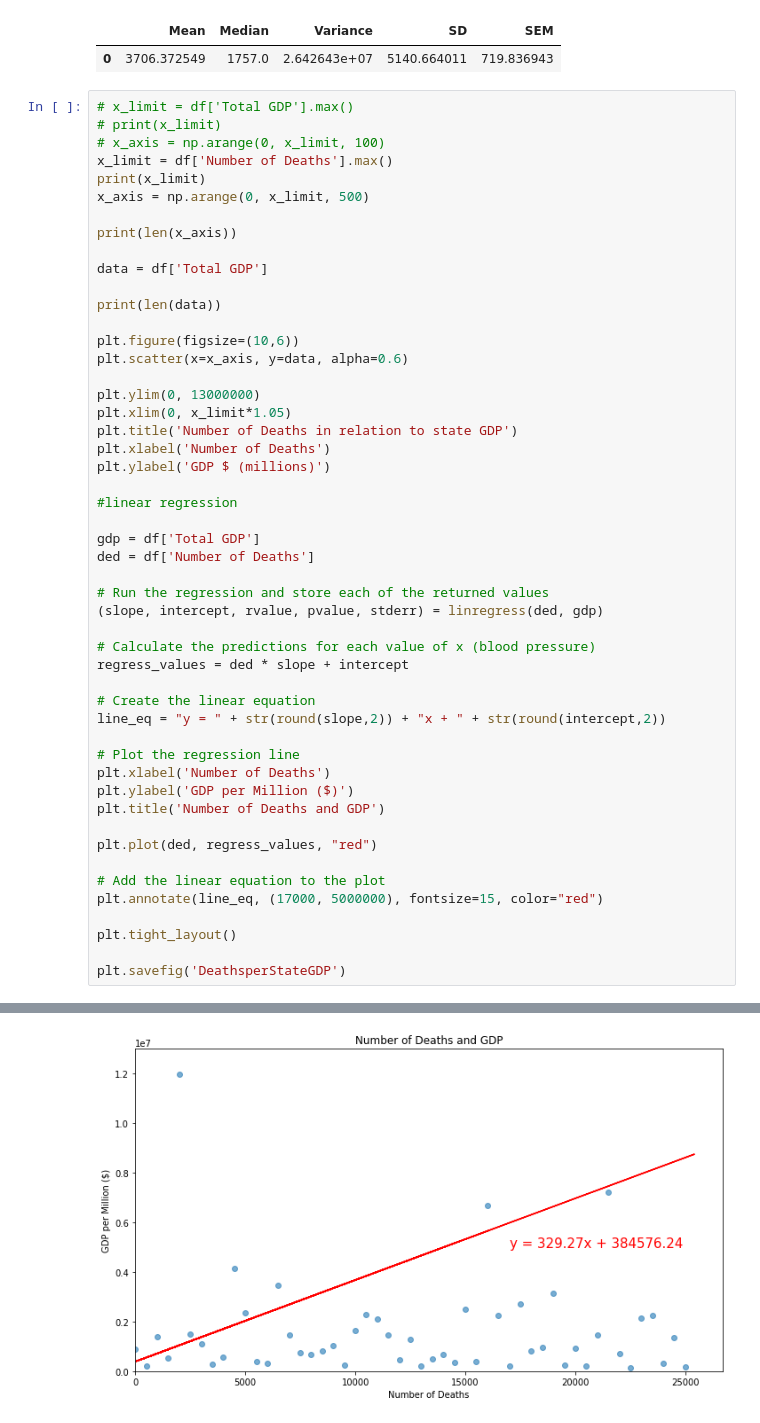
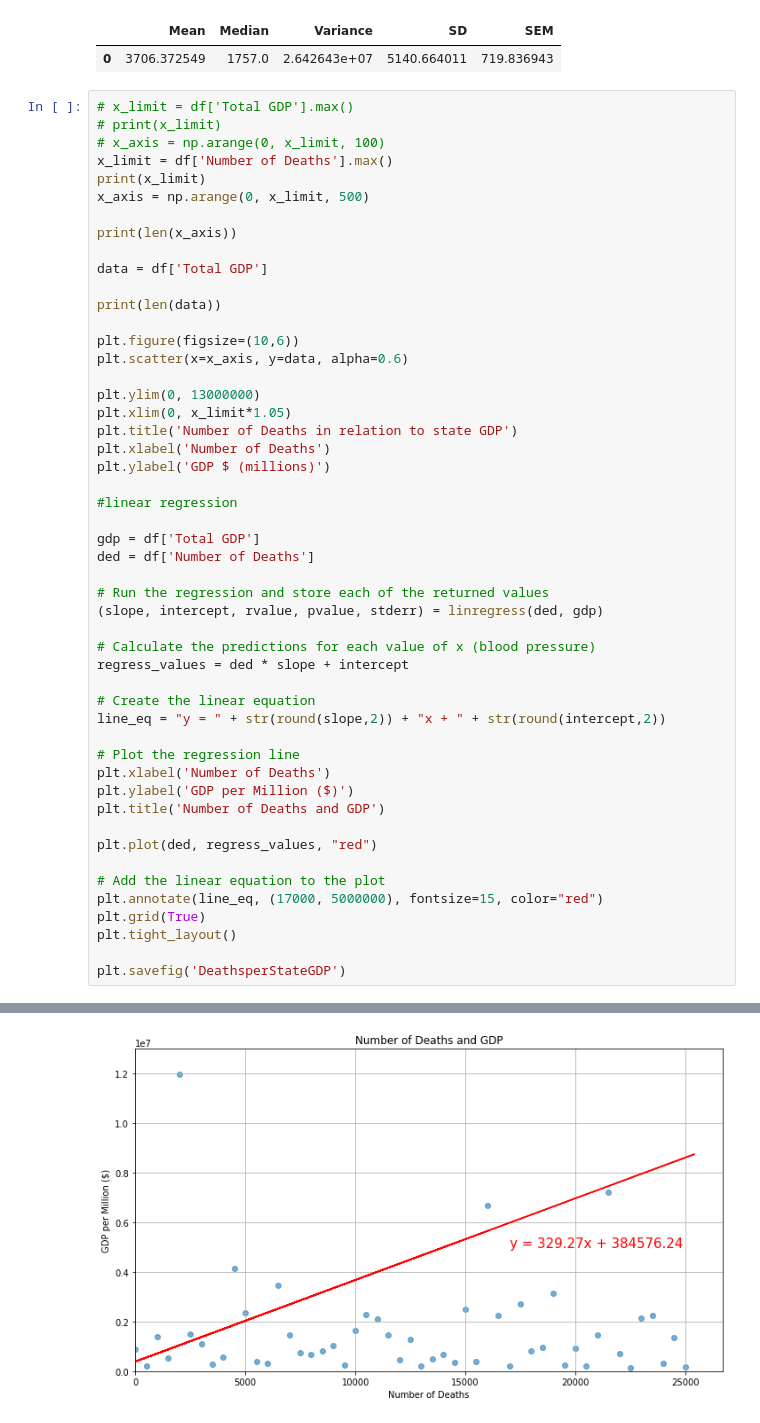
Before and after one commit to debrawu/ProjectOne, a Jupyter notebook: Project One - Visualizations .ipynb, the cells around one changed output, grey strips where cells are left out. Drawn from its saved outputs; the diff is of its cells as text.

```diff
--- a/Project One - Visualizations .ipynb
+++ b/Project One - Visualizations .ipynb
@@ -413,35 +423,35 @@ plt.ylabel('GDP $ (millions)')
 #linear regression
 
 gdp = df['Total GDP']
 ded = df['Number of Deaths']
 
 # Run the regression and store each of the returned values
 (slope, intercept, rvalue, pvalue, stderr) = linregress(ded, gdp)
 
 # Calculate the predictions for each value of x (blood pressure)
 regress_values = ded * slope + intercept
 
 # Create the linear equation
 line_eq = "y = " + str(round(slope,2)) + "x + " + str(round(intercept,2))
 
 # Plot the regression line
 plt.xlabel('Number of Deaths')
 plt.ylabel('GDP per Million ($)')
 plt.title('Number of Deaths and GDP')
 
 plt.plot(ded, regress_values, "red")
 
 # Add the linear equation to the plot
 plt.annotate(line_eq, (17000, 5000000), fontsize=15, color="red")
-
+plt.grid(True)
 plt.tight_layout()
 
 plt.savefig('DeathsperStateGDP')
 # %% [output]
 25413
 51
 51
-[figure, old version]
+[figure, new version]
 # %%
 # Calculate the correlation coefficient and linear regression model
 # for number of deaths & GDP
```
Also changed, not shown: parts of 5 cells of this notebook, 7 other files.
